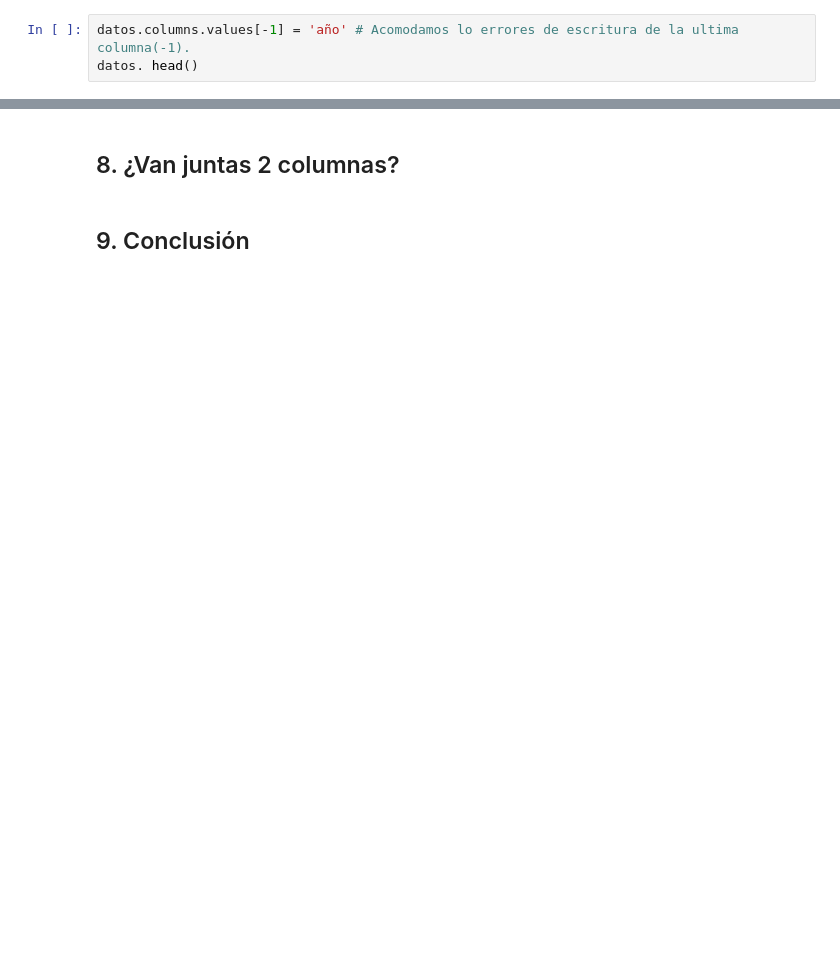
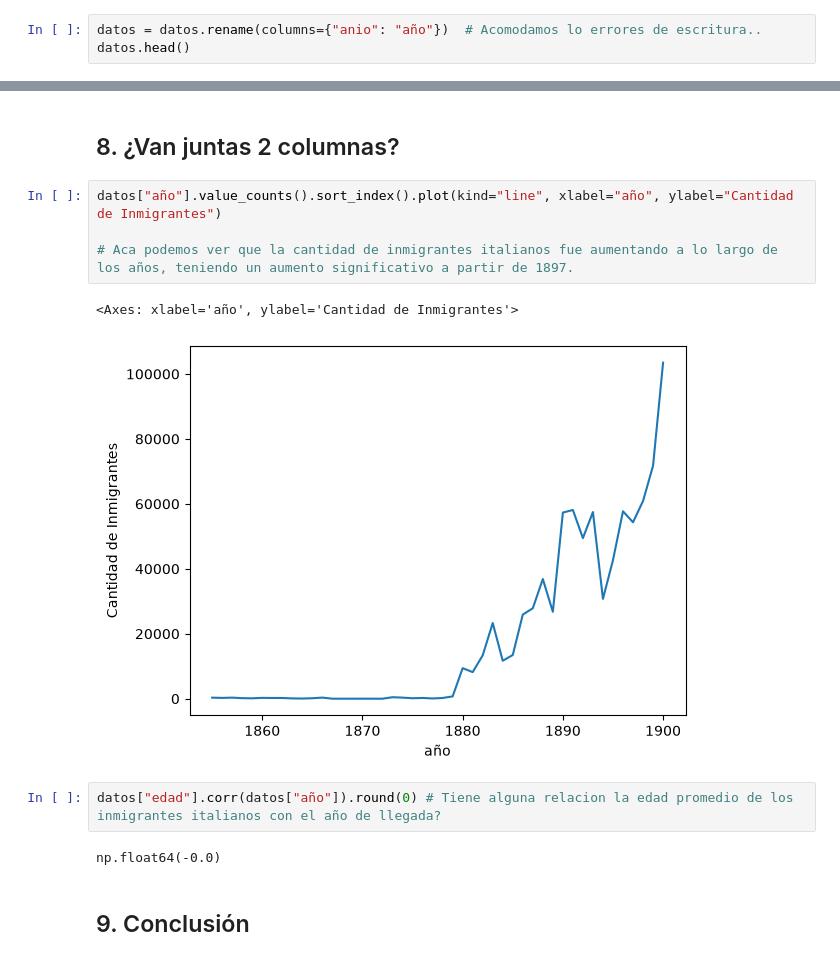
Before and after one commit to francosalazarb183/Proyecto-Inmigration, a Jupyter notebook: proyecto1.ipynb, the cells around one changed output, grey strips where cells are left out. Cells and saved outputs as stored; diff of their text form; blank space fills up the shorter version.

Commit message:
EDA terminado
Aca termine de arreglar errores y de completar las fase 7 y 8. No pude relacionar unos grupos que m interesaban porque unos datos eran strings y los otros floats.

```diff
--- a/proyecto1.ipynb
+++ b/proyecto1.ipynb
@@ -131,8 +131,8 @@ Index(['lista', 'apellido', 'nombre', 'edad', 'sexo', 'oficio', 'sabe_leer',
        'puerto_salida', 'fecha', 'anio'],
       dtype='str')
 # %%
-datos.columns.values[-1] = 'año' # Acomodamos lo errores de escritura de la ultima columna(-1).
-datos. head()
+datos = datos.rename(columns={"anio": "año"})  # Acomodamos lo errores de escritura..
+datos.head()
 # %% [output]
 |  | lista | apellido | nombre | edad | sexo | oficio | sabe_leer | pais | ultima_residencia | destino | ... |
 | 0 | 00083279 | NaN | NaN | 029 | M | MERCHANT | U | ITALY | U | NEW YORK | ... |
@@ -703,5 +708,16 @@ Index(['lista', 'apellido', 'nombre', 'edad', 'sexo', 'oficio', 'sabe_leer',
 # %% [markdown]
 ## 8. ¿Van juntas 2 columnas?
+# %%
+datos["año"].value_counts().sort_index().plot(kind="line", xlabel="año", ylabel="Cantidad de Inmigrantes")
+
+# Aca podemos ver que la cantidad de inmigrantes italianos fue aumentando a lo largo de los años, teniendo un aumento significativo a partir de 1897.
+# %% [output]
+<Axes: xlabel='año', ylabel='Cantidad de Inmigrantes'>
+[figure, added]
+# %%
+datos["edad"].corr(datos["año"]).round(0) # Tiene alguna relacion la edad promedio de los inmigrantes italianos con el año de llegada?
+# %% [output]
+np.float64(-0.0)
 # %% [markdown]
 ## 9. Conclusión
 # %% [markdown]
```
Also changed, not shown: parts of 2 cells of this notebook.
